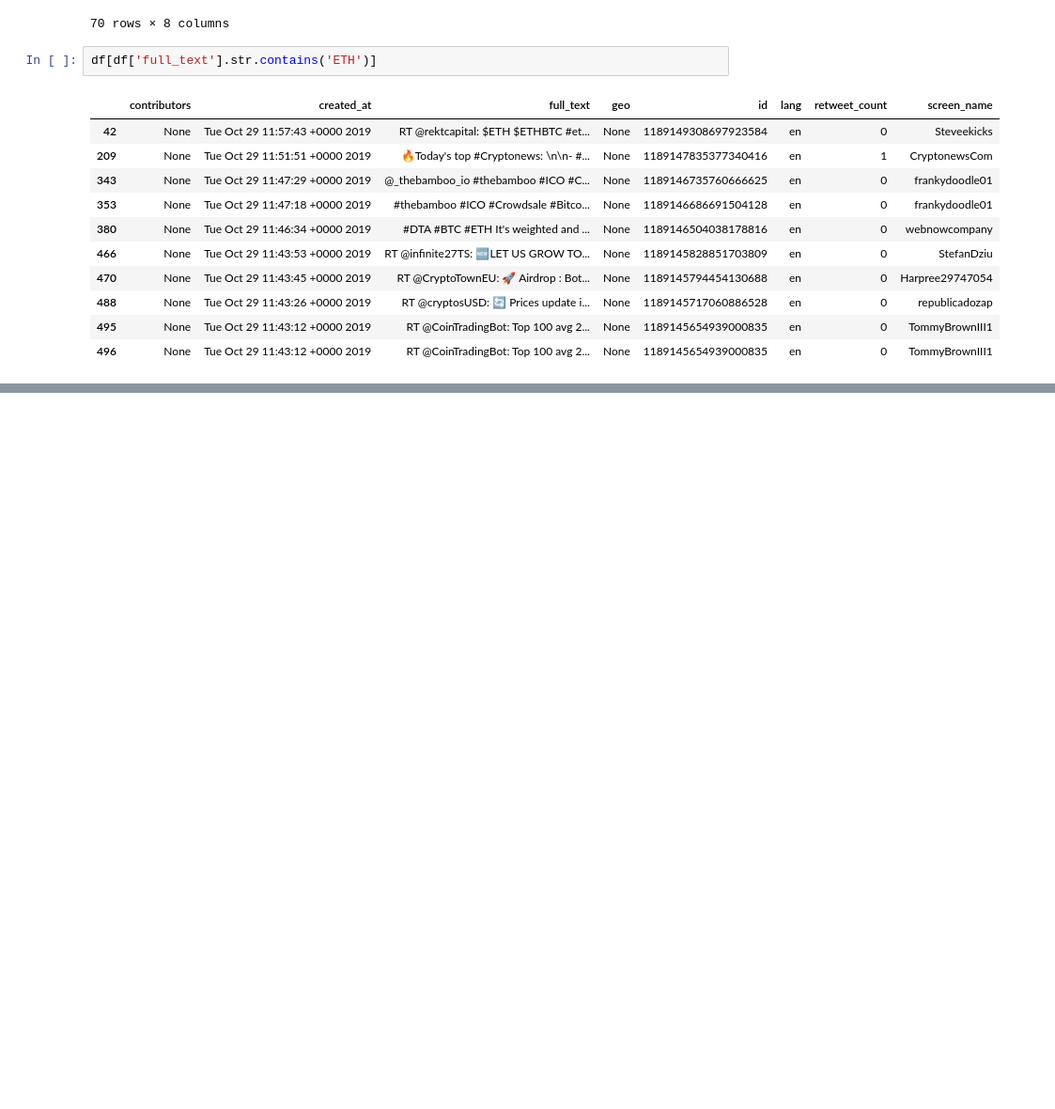
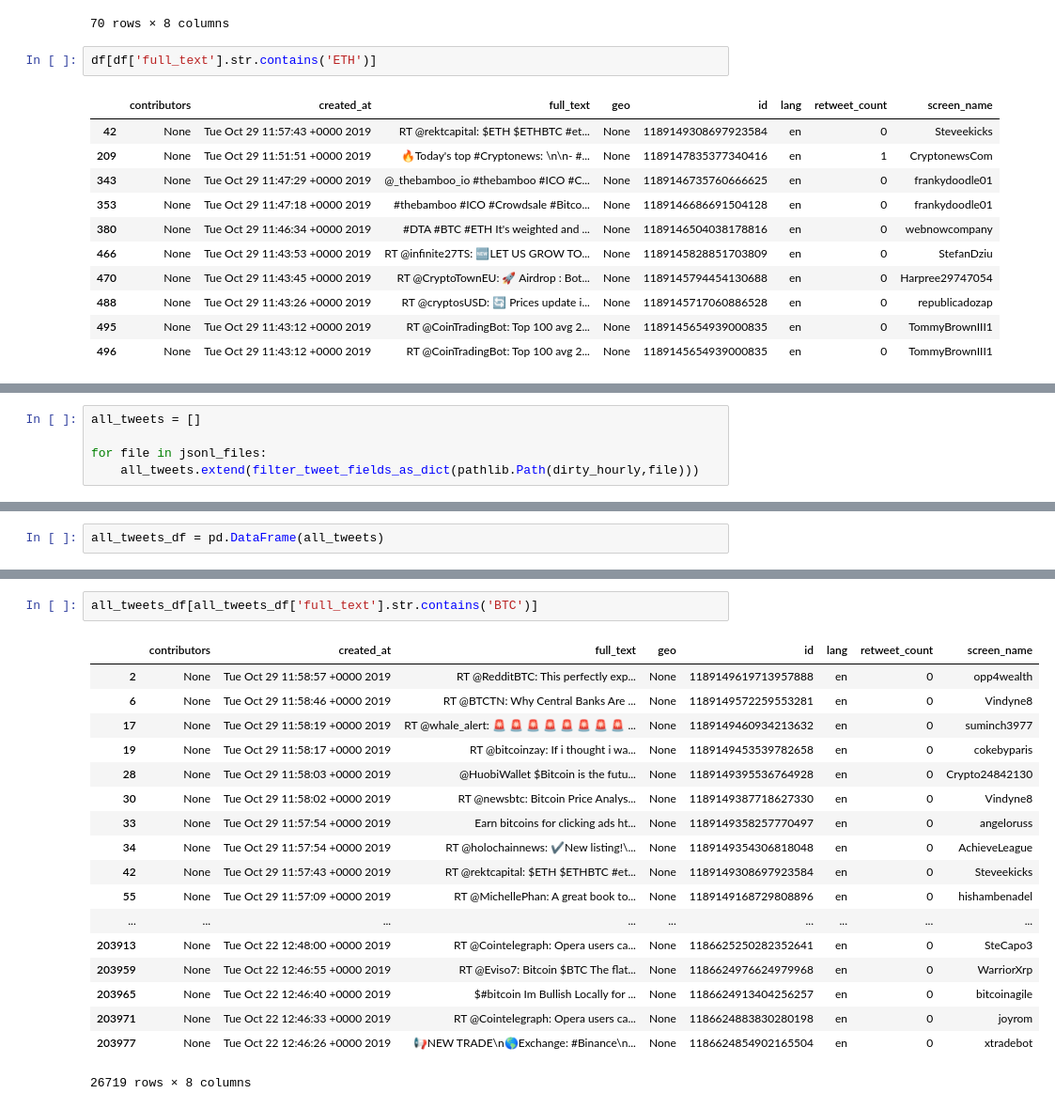
Before and after one commit to willwillis/Crypto-Sentiment-Clusters, a Jupyter notebook: notebooks/will/twitter/parse-premium-jsonl.ipynb, the cells around one changed output, grey strips where cells are left out. Shown: that part at 94% size. Saved outputs shown, nothing was run; the diff lists cells and outputs as text; blank space fills up the shorter version.

Commit message:
extract fields, send all premium hourly to df

```diff
--- a/notebooks/will/twitter/parse-premium-jsonl.ipynb
+++ b/notebooks/will/twitter/parse-premium-jsonl.ipynb
@@ -86,0 +93,5 @@ df[df['full_text'].str.contains('ETH')]
+# %%
+all_tweets = []
+
+for file in jsonl_files:
+    all_tweets.extend(filter_tweet_fields_as_dict(pathlib.Path(dirty_hourly,file)))
@@ -86,0 +102,2 @@ df[df['full_text'].str.contains('ETH')]
+# %%
+all_tweets_df = pd.DataFrame(all_tweets)
@@ -86,0 +128,21 @@ df[df['full_text'].str.contains('ETH')]
+# %%
+all_tweets_df[all_tweets_df['full_text'].str.contains('BTC')]
+# %% [output]
+|  | contributors | created_at | full_text | geo | id | lang | retweet_count | screen_name |
+| 2 | None | Tue Oct 29 11:58:57 +0000 2019 | RT @RedditBTC: This perfectly exp... | None | 1189149619713957888 | en | 0 | opp4wealth |
+| 6 | None | Tue Oct 29 11:58:46 +0000 2019 | RT @BTCTN: Why Central Banks Are ... | None | 1189149572259553281 | en | 0 | Vindyne8 |
+| 17 | None | Tue Oct 29 11:58:19 +0000 2019 | RT @whale_alert: 🚨 🚨 🚨 🚨 🚨 🚨 🚨 🚨 ... | None | 1189149460934213632 | en | 0 | suminch3977 |
+| 19 | None | Tue Oct 29 11:58:17 +0000 2019 | RT @bitcoinzay: If i thought i wa... | None | 1189149453539782658 | en | 0 | cokebyparis |
+| 28 | None | Tue Oct 29 11:58:03 +0000 2019 | @HuobiWallet $Bitcoin is the futu... | None | 1189149395536764928 | en | 0 | Crypto24842130 |
+| 30 | None | Tue Oct 29 11:58:02 +0000 2019 | RT @newsbtc: Bitcoin Price Analys... | None | 1189149387718627330 | en | 0 | Vindyne8 |
+| 33 | None | Tue Oct 29 11:57:54 +0000 2019 | Earn bitcoins for clicking ads ht... | None | 1189149358257770497 | en | 0 | angeloruss |
+| 34 | None | Tue Oct 29 11:57:54 +0000 2019 | RT @holochainnews: ✔New listing!\... | None | 1189149354306818048 | en | 0 | AchieveLeague |
+| 42 | None | Tue Oct 29 11:57:43 +0000 2019 | RT @rektcapital: $ETH $ETHBTC #et... | None | 1189149308697923584 | en | 0 | Steveekicks |
+| 55 | None | Tue Oct 29 11:57:09 +0000 2019 | RT @MichellePhan: A great book to... | None | 1189149168729808896 | en | 0 | hishambenadel |
+| ... | ... | ... | ... | ... | ... | ... | ... | ... |
+| 203913 | None | Tue Oct 22 12:48:00 +0000 2019 | RT @Cointelegraph: Opera users ca... | None | 1186625250282352641 | en | 0 | SteCapo3 |
+| 203959 | None | Tue Oct 22 12:46:55 +0000 2019 | RT @Eviso7: Bitcoin $BTC The flat... | None | 1186624976624979968 | en | 0 | WarriorXrp |
+| 203965 | None | Tue Oct 22 12:46:40 +0000 2019 | $#bitcoin Im Bullish Locally for ... | None | 1186624913404256257 | en | 0 | bitcoinagile |
+| 203971 | None | Tue Oct 22 12:46:33 +0000 2019 | RT @Cointelegraph: Opera users ca... | None | 1186624883830280198 | en | 0 | joyrom |
+| 203977 | None | Tue Oct 22 12:46:26 +0000 2019 | 📢NEW TRADE\n🌎Exchange: #Binance\n... | None | 1186624854902165504 | en | 0 | xtradebot |
+26719 rows × 8 columns
```
Also changed, not shown: parts of 7 cells of this notebook.
